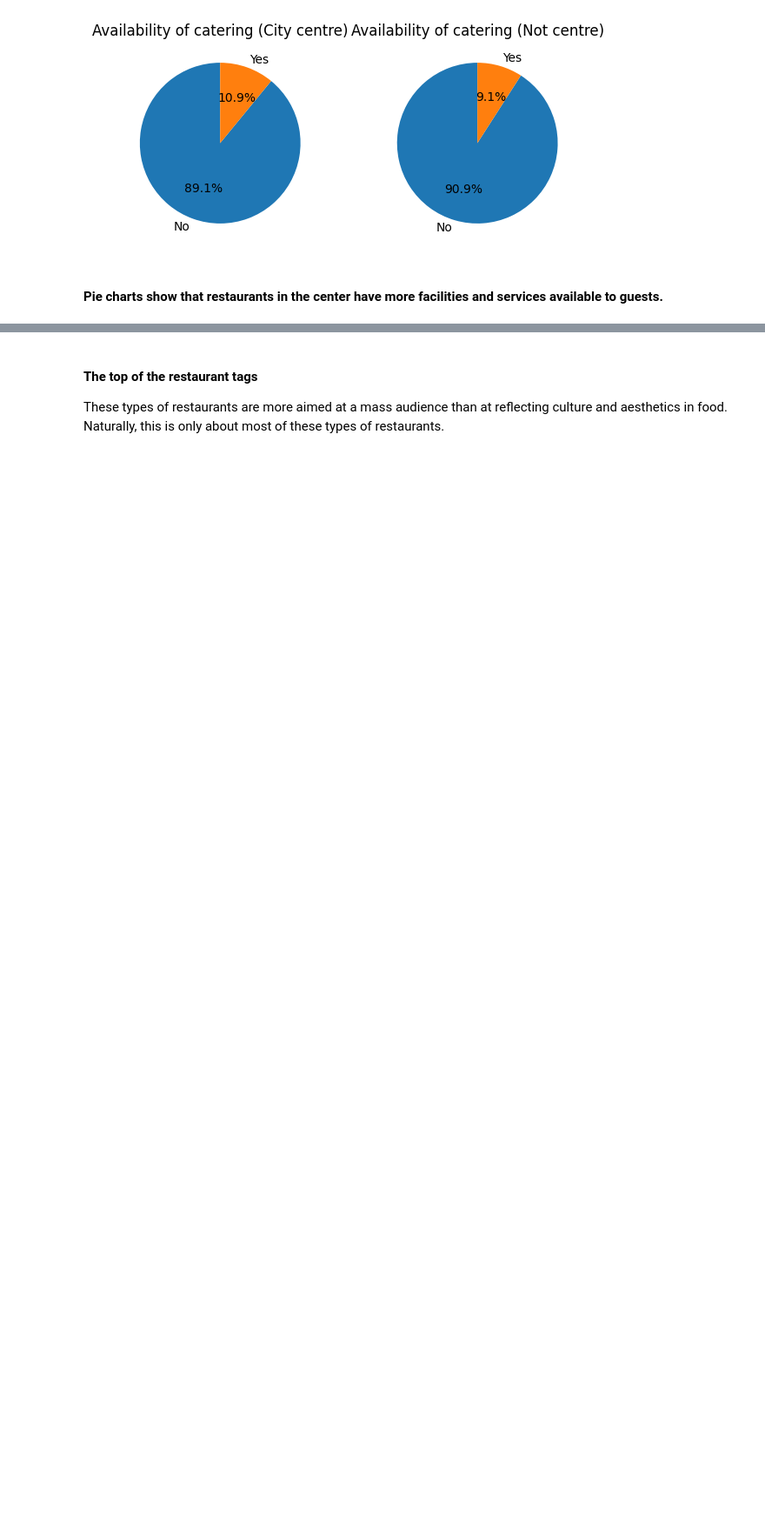
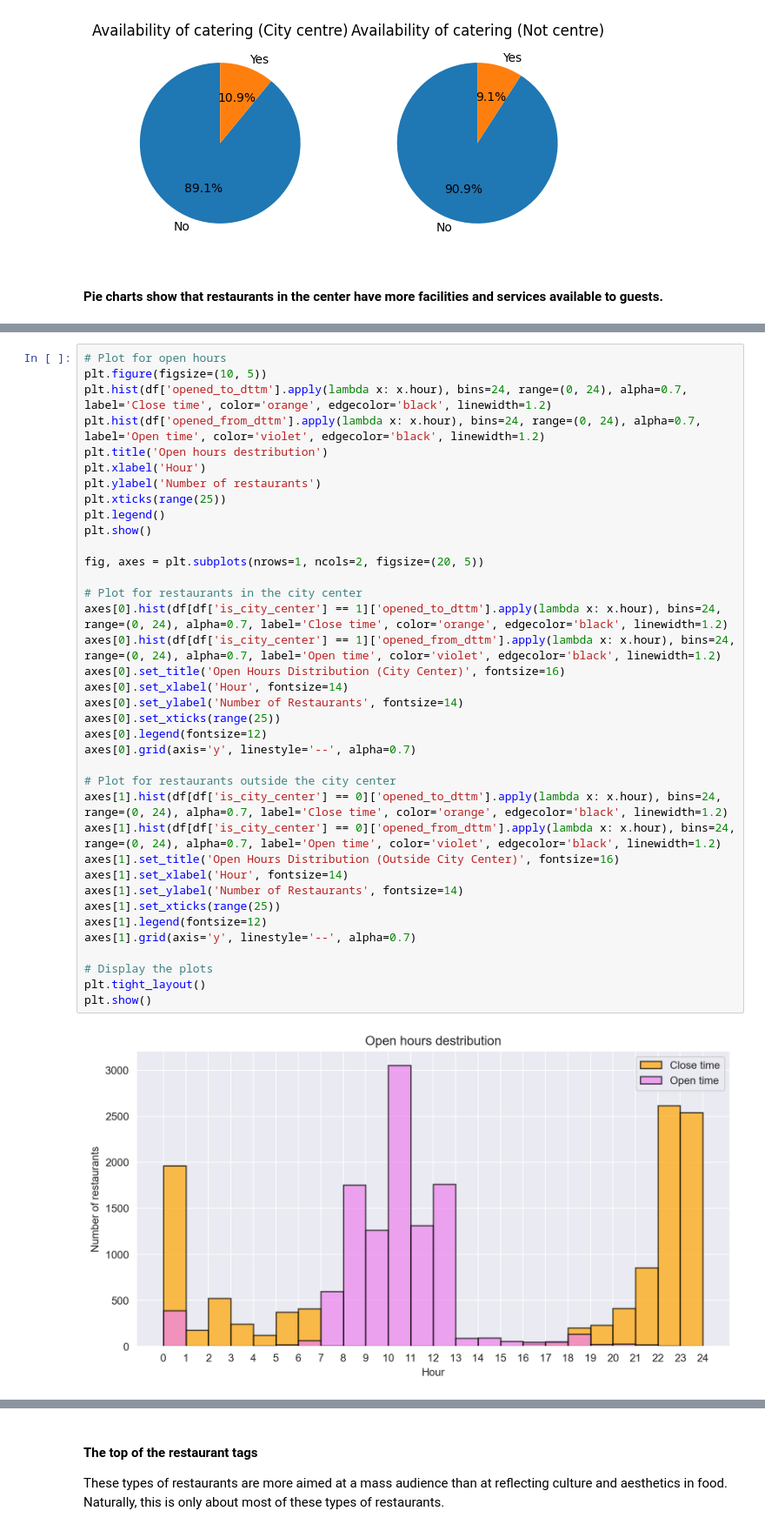
Before and after one commit to DmitrySavinskikh/analysis-project, a Jupyter notebook: afisha_analysis.ipynb, the cells around one changed output, grey strips where cells are left out. Shown at 87% size. Saved outputs shown, nothing was run; the diff lists cells and outputs as text; blank space fills up the shorter version.

```diff
--- a/afisha_analysis.ipynb
+++ b/afisha_analysis.ipynb
@@ -627,0 +620,39 @@ plt.show()
+# %%
+# Plot for open hours
+plt.figure(figsize=(10, 5))
+plt.hist(df['opened_to_dttm'].apply(lambda x: x.hour), bins=24, range=(0, 24), alpha=0.7, label='Close time', color='orange', edgecolor='black', linewidth=1.2)
+plt.hist(df['opened_from_dttm'].apply(lambda x: x.hour), bins=24, range=(0, 24), alpha=0.7, label='Open time', color='violet', edgecolor='black', linewidth=1.2)
+plt.title('Open hours destribution')
+plt.xlabel('Hour')
+plt.ylabel('Number of restaurants')
+plt.xticks(range(25))
+plt.legend()
+plt.show()
+
+fig, axes = plt.subplots(nrows=1, ncols=2, figsize=(20, 5))
+
+# Plot for restaurants in the city center
+axes[0].hist(df[df['is_city_center'] == 1]['opened_to_dttm'].apply(lambda x: x.hour), bins=24, range=(0, 24), alpha=0.7, label='Close time', color='orange', edgecolor='black', linewidth=1.2)
+axes[0].hist(df[df['is_city_center'] == 1]['opened_from_dttm'].apply(lambda x: x.hour), bins=24, range=(0, 24), alpha=0.7, label='Open time', color='violet', edgecolor='black', linewidth=1.2)
+axes[0].set_title('Open Hours Distribution (City Center)', fontsize=16)
+axes[0].set_xlabel('Hour', fontsize=14)
+axes[0].set_ylabel('Number of Restaurants', fontsize=14)
+axes[0].set_xticks(range(25))
+axes[0].legend(fontsize=12)
+axes[0].grid(axis='y', linestyle='--', alpha=0.7)
+
+# Plot for restaurants outside the city center
+axes[1].hist(df[df['is_city_center'] == 0]['opened_to_dttm'].apply(lambda x: x.hour), bins=24, range=(0, 24), alpha=0.7, label='Close time', color='orange', edgecolor='black', linewidth=1.2)
+axes[1].hist(df[df['is_city_center'] == 0]['opened_from_dttm'].apply(lambda x: x.hour), bins=24, range=(0, 24), alpha=0.7, label='Open time', color='violet', edgecolor='black', linewidth=1.2)
+axes[1].set_title('Open Hours Distribution (Outside City Center)', fontsize=16)
+axes[1].set_xlabel('Hour', fontsize=14)
+axes[1].set_ylabel('Number of Restaurants', fontsize=14)
+axes[1].set_xticks(range(25))
+axes[1].legend(fontsize=12)
+axes[1].grid(axis='y', linestyle='--', alpha=0.7)
+
+# Display the plots
+plt.tight_layout()
+plt.show()
+# %% [output]
+[figure, added]
```
Also changed, not shown: parts of 11 cells of this notebook.
